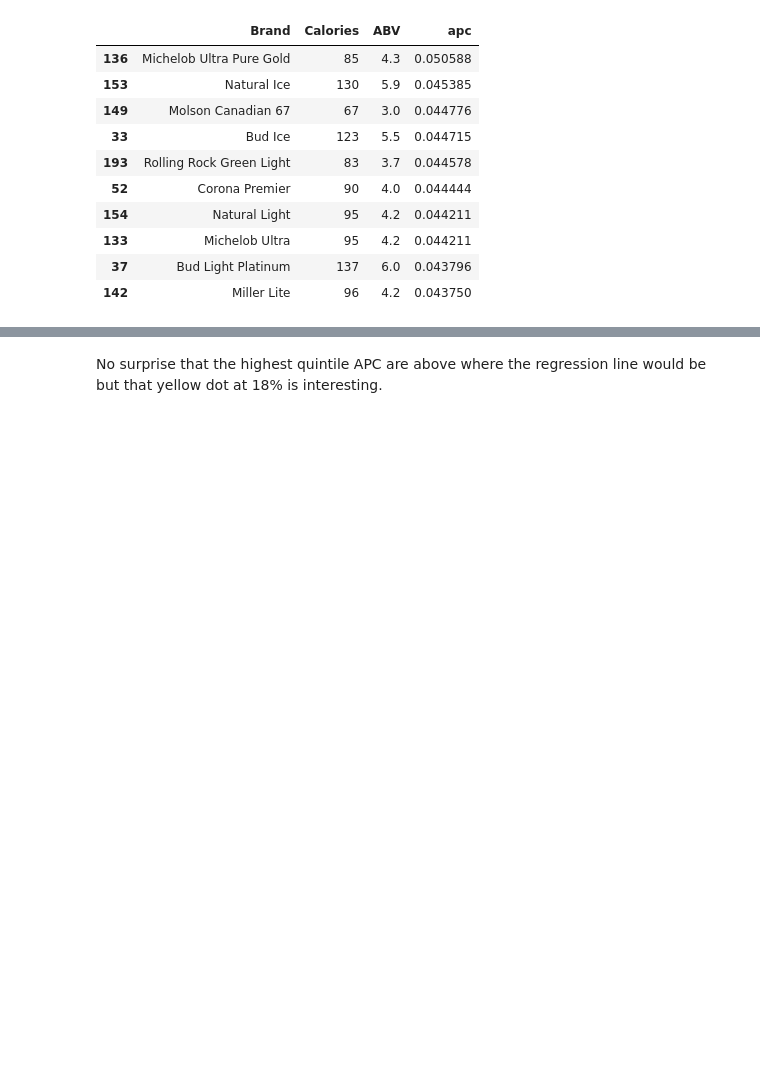
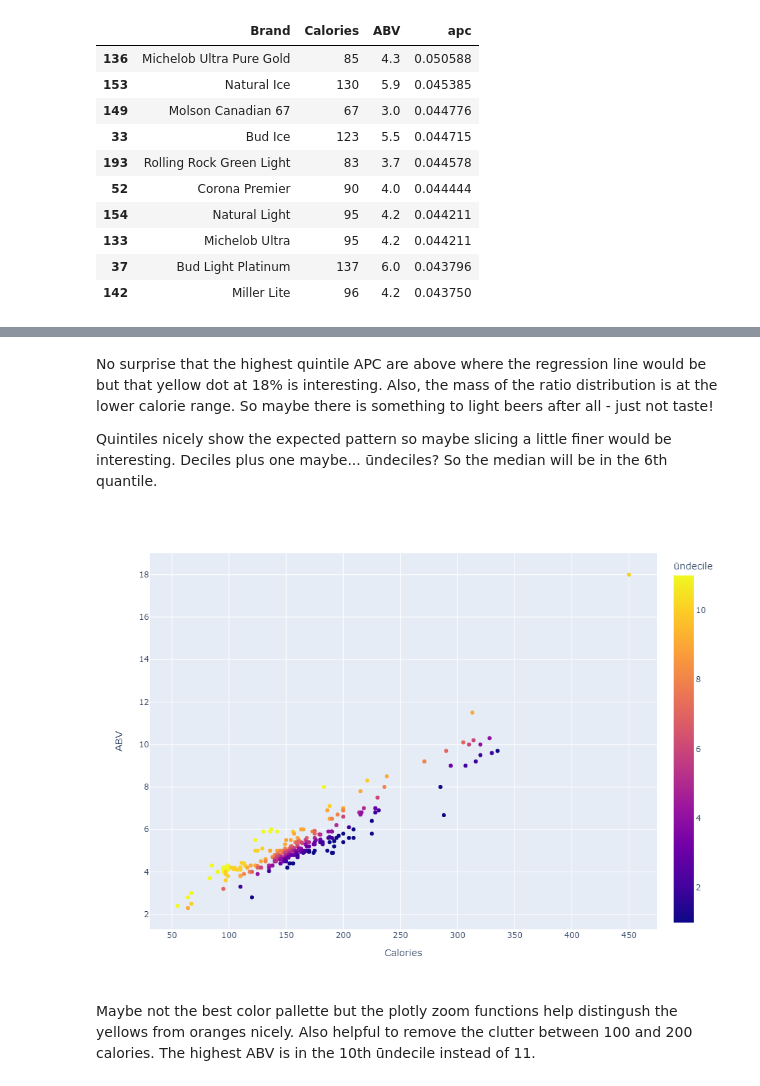
Before and after one commit to mjturtora/beer, a Jupyter notebook: Beer.ipynb, the cells around one changed output, grey strips where cells are left out. Cells and saved outputs as stored; diff of their text form; code cells hidden in the pictures; blank space fills up the shorter version.

```diff
--- a/Beer.ipynb
+++ b/Beer.ipynb
@@ -91,2 +94,17 @@ fig.show()
 # %% [markdown]
-No surprise that the highest quintile APC are above where the regression line would be but that yellow dot at 18% is interesting.
+No surprise that the highest quintile APC are above where the regression line would be but that yellow dot at 18% is interesting. Also, the mass of the ratio distribution is at the lower calorie range. So maybe there is something to light beers after all - just not taste!
+
+Quintiles nicely show the expected pattern so maybe slicing a little finer would be interesting. Deciles plus one maybe... 	ūndeciles? So the median will be in the 6th quantile.
+# %%
+pd.qcut(df["apc"], q=11, labels=False)
+df['ūndecile'] = pd.qcut(df["apc"], q=11, labels=False)
+df['ūndecile'] = df['ūndecile'] + 1  # add one because zero index not helpful here
+
+# Now color data points by quintiles of ABV/Calories
+fig = px.scatter(df, x="Calories", y="ABV",  hover_data=['Brand'], color="ūndecile",
+                width=700, height=700)
+fig.show()
+# %% [output]
+[figure, added]
+# %% [markdown]
+Maybe not the best color pallette but the plotly zoom functions help distingush the yellows from oranges nicely. Also helpful to remove the clutter between 100 and 200 calories. The highest ABV is in the 10th ūndecile instead of 11.
```
Also changed, not shown: parts of 6 cells of this notebook.
